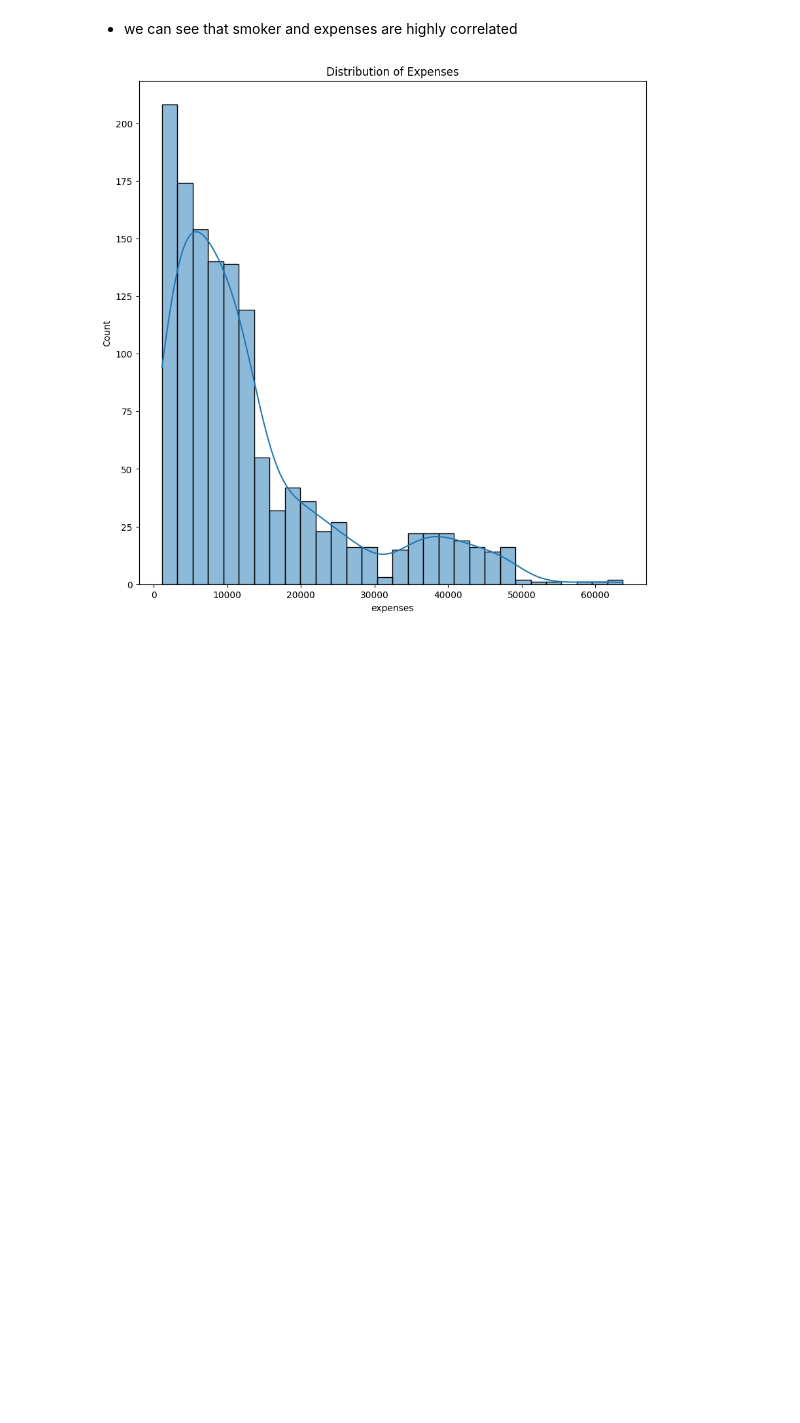
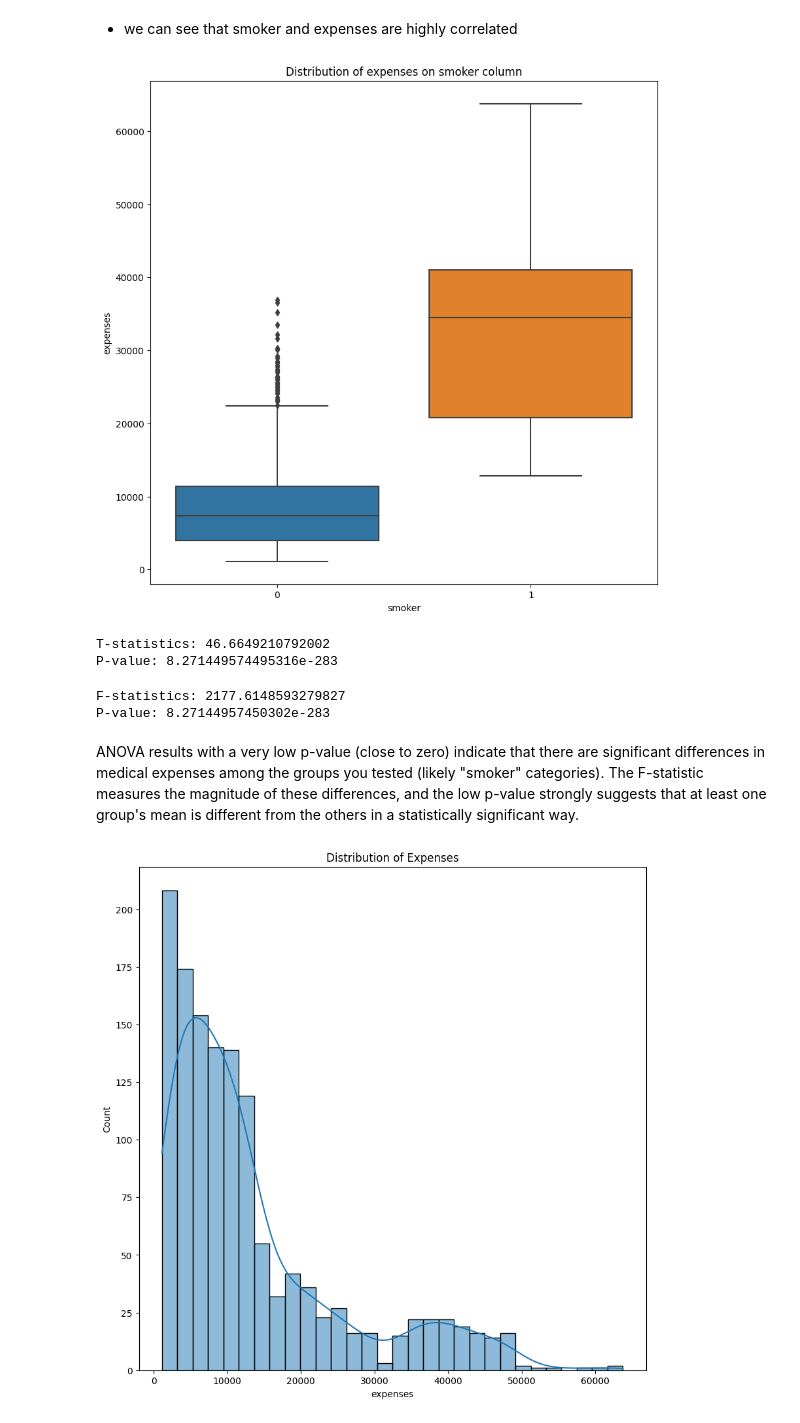
Before and after one commit to abhinowo/LP-DA, a Jupyter notebook: insuranceSeries/lp-1/premiumPrediction.ipynb, the cells around one changed output. Cells and saved outputs as stored; diff of their text form; code cells hidden in the pictures; blank space fills up the shorter version.

```diff
--- a/insuranceSeries/lp-1/premiumPrediction.ipynb
+++ b/insuranceSeries/lp-1/premiumPrediction.ipynb
@@ -111,6 +111,47 @@ plt.show()
 [figure]
 # %% [markdown]
 - we can see that smoker and expenses are highly correlated
+# %%
+# take a look at the distribution between expenses and smoker column
+
+plt.figure(figsize=(10, 10))
+sns.boxplot(x='smoker', y='expenses', data=df)
+plt.title('Distribution of expenses on smoker column')
+plt.show()
+# %% [output]
+[figure, added]
+# %%
+# T- Test
+
+from scipy.stats import ttest_ind
+
+smoker = df[df['smoker'] == 1]['expenses']
+non_smoker = df[df['smoker'] == 0]['expenses']
+
+# perform t-test
+ttest = ttest_ind(smoker, non_smoker)
+print('T-statistics:', ttest.statistic)
+print('P-value:', ttest.pvalue)
+# %% [output]
+T-statistics: 46.6649210792002
+P-value: 8.271449574495316e-283
+# %%
+# ANOVA Test
+
+from scipy.stats import f_oneway
+
+smoker = df[df['smoker'] == 1]['expenses']
+non_smoker = df[df['smoker'] == 0]['expenses']
+
+# perform ANOVA test
+anova = f_oneway(smoker, non_smoker)
+print('F-statistics:', anova.statistic)
+print('P-value:', anova.pvalue)
+# %% [output]
+F-statistics: 2177.6148593279827
+P-value: 8.27144957450302e-283
+# %% [markdown]
+ANOVA results with a very low p-value (close to zero) indicate that there are significant differences in medical expenses among the groups you tested (likely "smoker" categories). The F-statistic measures the magnitude of these differences, and the low p-value strongly suggests that at least one group's mean is different from the others in a statistically significant way.
 # %%
 plt.figure(figsize=(10, 10))
 sns.histplot(df['expenses'], kde=True)
```
Also changed, not shown: 1 other file.
